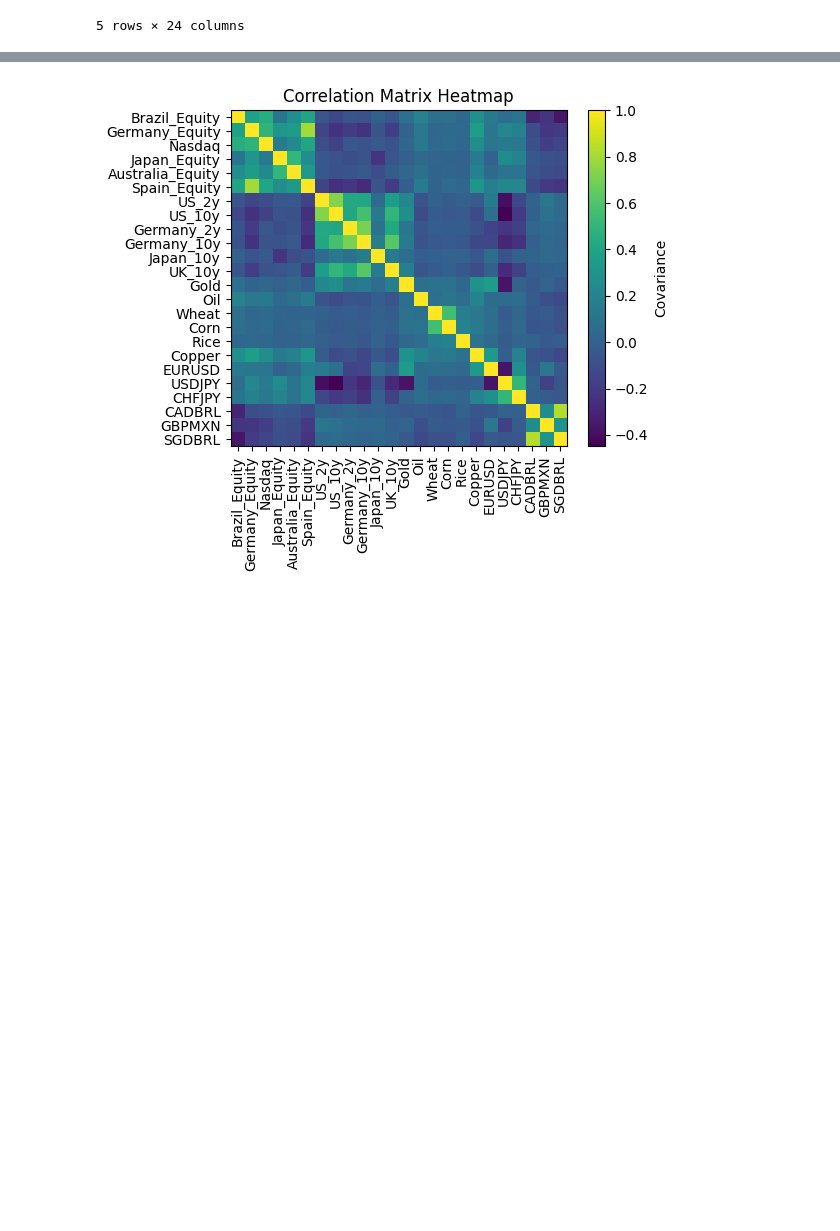
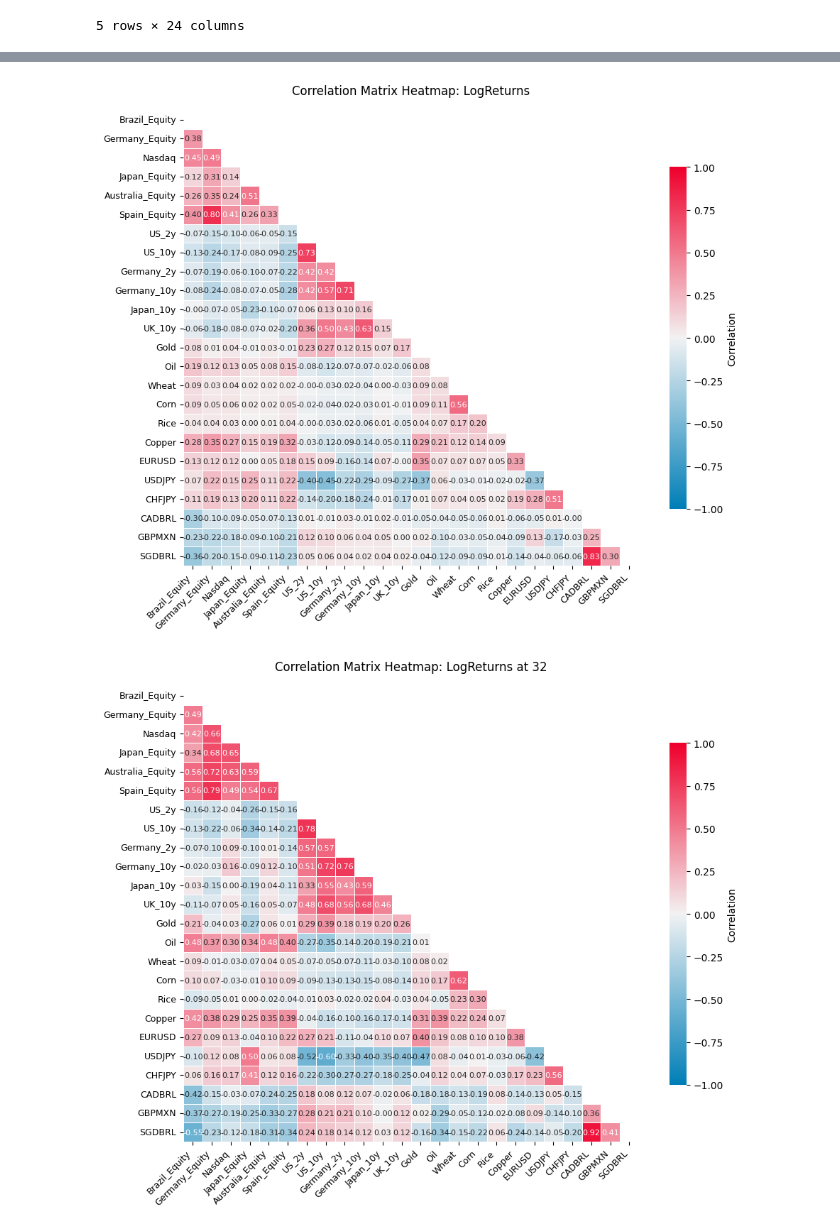
Before and after one commit to MartyJester/MarPort, a Jupyter notebook: Hope.ipynb, the cells around one changed output, grey strips where cells are left out. Saved outputs shown, nothing was run; the diff lists cells and outputs as text; code cells hidden in the pictures; blank space fills up the shorter version.

Commit message:
Log returns at 32 days.

```diff
--- a/Hope.ipynb
+++ b/Hope.ipynb
@@ -225,8 +171,8 @@ def compute_ln_ret(prev: float, curr: float) -> float:
     # Not sure if it makes sense, tho.
     return np.minimum(np.sign(curr),np.sign(prev)) * np.log(np.abs(curr)/np.abs(prev))
 
-def compute_ln_ret_to_Series(series: pd.Series) -> pd.Series:
-    prev = series.shift(1)
+def compute_ln_ret_to_Series(series: pd.Series, period: int = 1) -> pd.Series:
+    prev = series.shift(period)
     # build a new Series of the same length
     transformed = [
         compute_ln_ret(p, x) if not pd.isna(p) else x
@@ -235,6 +181,8 @@ def compute_ln_ret_to_Series(series: pd.Series) -> pd.Series:
     return pd.Series(transformed, index=series.index)
 # %%
 df_log_returns = start_df.apply(compute_ln_ret_to_Series, axis=0)
+df_log_returns_32 = start_df.apply(lambda s: compute_ln_ret_to_Series(s, period=32), axis=0)
 # %%
 # Drop the first line
 df_log_returns = df_log_returns.iloc[1:]
+df_log_returns_32 = df_log_returns_32.iloc[32:]
@@ -320,19 +243,66 @@ plt.close()
 # %%
-import matplotlib.pyplot as plt
+# Compute correlation matrix
+corr = df_log_returns.corr()
 
-# Compute correlation matrix
-cov = df_log_returns.corr()
 
-# Print the matrix
-print("Covariance matrix:\n", cov)
+# Create a mask for the upper triangle
+mask = np.triu(np.ones_like(corr, dtype=bool))
+palette = sns.diverging_palette(240, 10, n=9, s=100, l=50, as_cmap=True)
 
-# Plot heatmap with Matplotlib
-plt.figure(figsize=(6, 5))
-plt.imshow(cov, aspect='equal')
-plt.colorbar(label='Covariance')
-plt.xticks(range(len(cov.columns)), cov.columns, rotation=90)
-plt.yticks(range(len(cov.index)), cov.index)
-plt.title("Correlation Matrix Heatmap")
+# Set up the figure
+plt.figure(figsize=(10, 8))
+
+# Draw the heatmap
+sns.heatmap(
+    corr,
+    mask=mask,
+    cmap=palette,        # diverging palette
+    vmin=-1, vmax=1,        # ensure full correlation range
+    center=0,
+    annot=True,             # show numbers
+    fmt=".2f",              # 2 decimal places
+    annot_kws={"size": 8},  # control number size
+    square=True,            # make cells square
+    linewidths=0.5,         # white lines between cells
+    cbar_kws={"shrink": 0.75, "label": "Correlation"}
+)
+
+# Tweak the tick labels
+plt.xticks(rotation=45, ha="right", fontsize=9)
+plt.yticks(rotation=0, fontsize=9)
+plt.title("Correlation Matrix Heatmap: LogReturns", pad=16)
 plt.tight_layout()
 plt.show()
+plt.close()
+
+# Compute the correlation matrix
+corr = df_log_returns_32.corr()
+
+# Create a mask for the upper triangle
+mask = np.triu(np.ones_like(corr, dtype=bool))
+
+# Set up the figure
+plt.figure(figsize=(10, 8))
+
+# Draw the heatmap
+sns.heatmap(
+    corr,
+    mask=mask,
+    cmap=palette,        # diverging palette
+    vmin=-1, vmax=1,        # ensure full correlation range
+    center=0,
+    annot=True,             # show numbers
+    fmt=".2f",              # 2 decimal places
+    annot_kws={"size": 8},  # control number size
+    square=True,            # make cells square
+    linewidths=0.5,         # white lines between cells
+    cbar_kws={"shrink": 0.75, "label": "Correlation"}
+)
+
+# Tweak the tick labels
+plt.xticks(rotation=45, ha="right", fontsize=9)
+plt.yticks(rotation=0, fontsize=9)
+plt.title("Correlation Matrix Heatmap: LogReturns at 32", pad=16)
+plt.tight_layout()
+plt.show()
 # %% [output]
@@ -356 +309,2 @@ SGDBRL            1.000000
-[figure, old version]
+[figure, new version]
+[figure, added]
```
Also changed, not shown: parts of 8 cells of this notebook.
